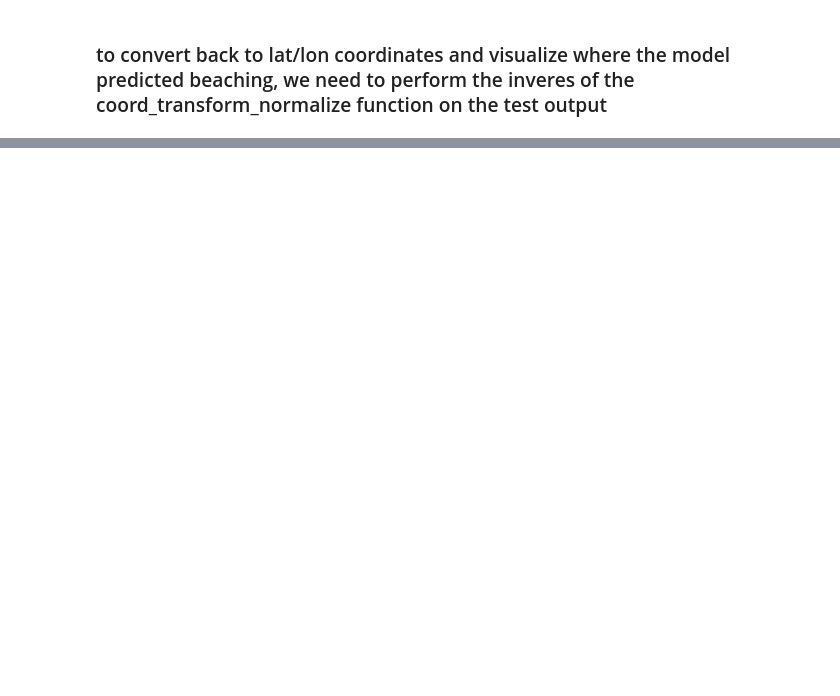
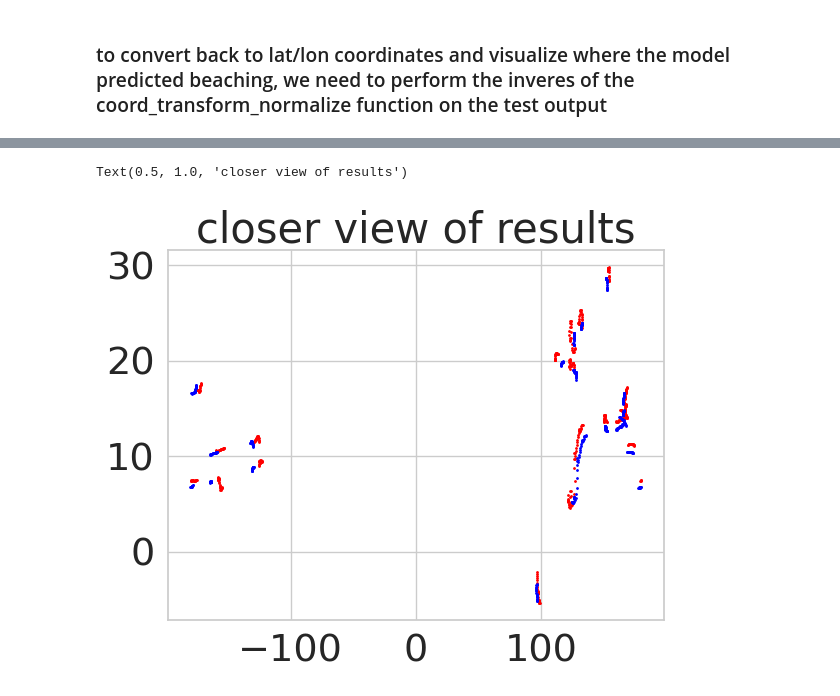
Before and after one commit to GHOpenonic/global-drifter-program, a Jupyter notebook: ML/drifters_transformer.ipynb, the cells around one changed output, grey strips where cells are left out. Drawn from its saved outputs; the diff is of its cells as text; code cells hidden in the pictures; blank space fills up the shorter version.

```diff
--- a/ML/drifters_transformer.ipynb
+++ b/ML/drifters_transformer.ipynb
@@ -726,18 +850,30 @@ print(test_loss.item())
 # we define a function to transform normalized x,y,z output to lat/lon coordinates
 def inverse_coord_transform_normalize(model_outputs):
 
-    # convert from tensor to list of lists
-    model_outputs_list = model_outputs.tolist()
+    # initialize lat/lon list
+    lon_list = []
+    lat_list = []
 
-    # undo MinMaxScaler normalization
-    model_outputs_denorm = [coord_scaler.inverse_transform(np.array(xyz_norm_coords).reshape(-1, 3))
-        for xyz_norm_coords in model_outputs_list]
+    for sequence in model_outputs:
+        for coord in sequence:
 
-    x = [coord[0][0] for coord in model_outputs_denorm]
-    y = [coord[0][1] for coord in model_outputs_denorm]
-    z = [coord[0][2] for coord in model_outputs_denorm]
+            # convert from tensor to list
+            coord_list = coord.tolist()
 
-    lons = np.degrees(np.arctan2(y, x))
-    lats = np.degrees(np.arcsin(z))
+            # undo MinMaxScaler normalization
+            coord_list_denorm = coord_scaler.inverse_transform(np.array(coord_list).reshape(-1, 3)).squeeze()
 
-    return lats, lons
+            # extract x, y, z coords
+            x = coord_list_denorm[0]
+            y = coord_list_denorm[1]
+            z = coord_list_denorm[2]
+
+            # transform x, y, z back into lat/lon
+            lons = np.degrees(np.arctan2(y, x))
+            lats = np.degrees(np.arcsin(z))
+
+            # append to a list
+            lon_list.append(lons)
+            lat_list.append(lats)
+
+    return lat_list, lon_list
@@ -802,0 +922,8 @@ plt.show()
+# %%
+plt.scatter(lon_targets, lat_targets,s = 1, c = 'red')
+plt.scatter(lon_outputs, lat_outputs, s = 1, c = 'blue')
+
+plt.title('closer view of results')
+# %% [output]
+Text(0.5, 1.0, 'closer view of results')
+[figure, added]
```
Also changed, not shown: parts of 24 cells of this notebook.
